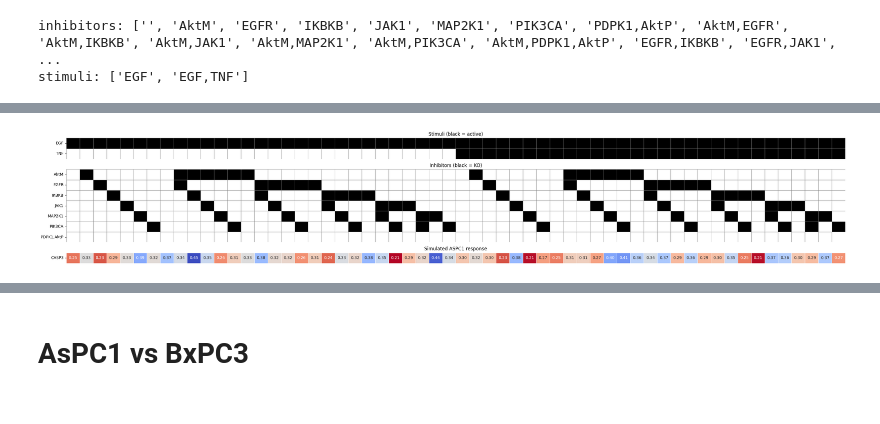
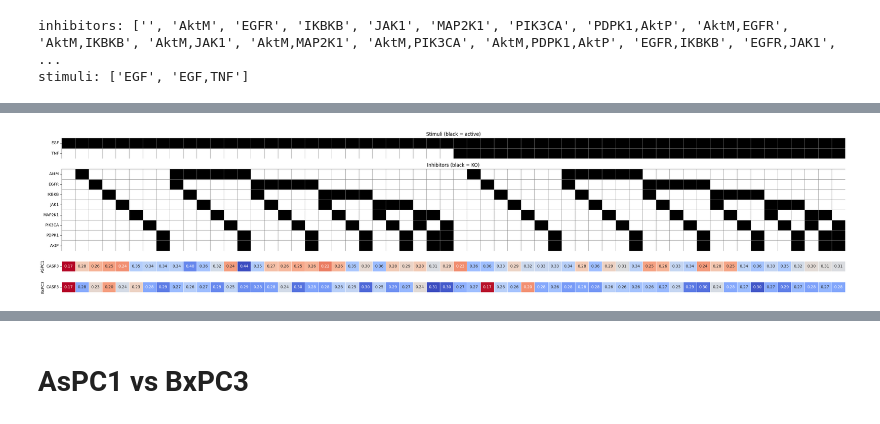
Before and after one commit to IlyaLab/BNMPy, a Jupyter notebook: pancreatic_cancer_simulation/Optimization_Eduati2020_reducedData.ipynb, the cells around one changed output, grey strips where cells are left out. Saved outputs shown, nothing was run; the diff lists cells and outputs as text; code cells hidden in the pictures.

```diff
--- a/pancreatic_cancer_simulation/Optimization_Eduati2020_reducedData.ipynb
+++ b/pancreatic_cancer_simulation/Optimization_Eduati2020_reducedData.ipynb
@@ -1221,6 +1319,7 @@ Results exported to AsPC1_AND_cutoff0.5/detailed_results.csv
 [figure]
 [figure]
 # %%
+aspc1_pbn = BNMPy.load_pbn_from_file('AsPC1_AND_cutoff0.5_9/aspc1_optimized.txt')
 config = {
     'steady_state': {
         'method': 'tsmc',
@@ -1242,4 +1341,5 @@ config = {
     },
     'seed': 99
 }
-report = Optimizer.evaluate_pbn(aspc1_pbn, '../data/Eduati2020_AsPC1_cleaned.csv', output_dir='AsPC1_AND_cutoff0.5_7/Alldata', generate_plots=True, generate_report=True, config=config)
+np.random.seed(99)
+report = Optimizer.evaluate_pbn(aspc1_pbn, '../data/Eduati2020_AsPC1_cleaned.csv', output_dir='AsPC1_AND_cutoff0.5_9/Alldata', generate_plots=True, generate_report=True, config=config)
@@ -1262,7 +1367,8 @@ Results exported to Original_BN/detailed_results.csv
 # %% [markdown]
 ## BxPC3
 # %%
-bxpc3_pbn = optimizer.get_optimized_pbn(result)
-measured_nodes, perturbed_nodes = Optimizer.extract_experiment_nodes('../data/Eduati2020_BxPC3_cleaned_reduced.csv')
-BNMPy.vis_network(bxpc3_pbn,"BxPC3_optimized_7.html",interactive=True,measured_nodes=measured_nodes,perturbed_nodes=perturbed_nodes)
+# bxpc3_pbn = optimizer.get_optimized_pbn(result)
+bxpc3_pbn = BNMPy.load_pbn_from_file('BxPC3_AND_cutoff0.5_9/bxpc3_optimized.txt')
+measured_nodes, perturbed_nodes = Optimizer.extract_experiment_nodes('../data/Eduati2020_BxPC3_9.csv')
+BNMPy.vis_network(bxpc3_pbn,"BxPC3_optimized_9.html",interactive=True,measured_nodes=measured_nodes,perturbed_nodes=perturbed_nodes)
 # %% [output]
@@ -1306,0 +1408,3 @@ perturbed_nodes
+# %%
+aspc1_pbn = BNMPy.load_pbn_from_file('AsPC1_AND_cutoff0.5_9/aspc1_optimized.txt')
+bxpc3_pbn = BNMPy.load_pbn_from_file('BxPC3_AND_cutoff0.5_9/bxpc3_optimized.txt')
@@ -1362,12 +1475,7 @@ df_results
 # %%
-import re
-import seaborn as sns
-import matplotlib.pyplot as plt
-from matplotlib.colors import ListedColormap
-
 # Response genes and plot settings
 response_genes = ['CASP3']
-conditions = df_results.index.astype(str)
+conditions = aspc1_results.index.astype(str)
 
 # Create binary matrices for stimuli and inhibitors
 def create_binary_matrix(genes_list, conditions, pattern):
@@ -1382,41 +1490,49 @@ def create_binary_matrix(genes_list, conditions, pattern):
                 if gene in matrix.index:
                     matrix.loc[gene, cond] = 1
     return matrix
 
 stimuli_block = create_binary_matrix(stimuli_genes, conditions, r"Stimulus:([^;]+)")
-inhibitors_block = create_binary_matrix(inhibitors_genes, conditions, r"Inhibitor:([^;]+)")
-response_block = df_results[response_genes].T
+inhibitors_block = create_binary_matrix(['AktM','EGFR', 'IKBKB', 'JAK1', 'MAP2K1', 'PIK3CA','PDPK1','AktP'], conditions, r"Inhibitor:([^;]+)")
+
+aspc1_response_block = aspc1_results[response_genes].T
+bxpc3_response_block = bxpc3_results[response_genes].T
+
+# normalize across columns to 0-1
+# aspc1_response_block = aspc1_results[response_genes].apply(lambda x: (x - x.min()) / (x.max() - x.min())).T
+# bxpc3_response_block = bxpc3_results[response_genes].apply(lambda x: (x - x.min()) / (x.max() - x.min())).T
 
 # Plot settings
 bw = ListedColormap(['white', 'black'])
 heat = sns.color_palette('coolwarm_r', as_cmap=True)
-vmin, vmax = response_block.values.min(), response_block.values.max()
+vmin_aspc1, vmax_aspc1 = aspc1_response_block.values.min(), aspc1_response_block.values.max()
+vmin_bxpc3, vmax_bxpc3 = bxpc3_response_block.values.min(), bxpc3_response_block.values.max()
 
 # Create the heatmap plot
-heights = [len(stimuli_block), len(inhibitors_block), len(response_block)]
-fig, axes = plt.subplots(3, 1, figsize=(0.5 * df_results.shape[0], 0.5 * sum(heights)),
+heights = [len(stimuli_block), len(inhibitors_block), len(aspc1_response_block), len(bxpc3_response_block)]
+fig, axes = plt.subplots(4, 1, figsize=(0.5 * aspc1_results.shape[0], 0.5 * sum(heights)),
                         sharex=True, gridspec_kw={'height_ratios': heights})
 
 # Plot each section
 plot_configs = [
-    (stimuli_block, "Stimuli (black = active)", axes[0], bw, 0, 1, False),
-    (inhibitors_block, "Inhibitors (black = KO)", axes[1], bw, 0, 1, False),
-    (response_block, "Simulated ASPC1 response", axes[2], heat, vmin, vmax, True)
+    (stimuli_block, "Stimuli (black = active)", None, axes[0], bw, 0, 1, False),
+    (inhibitors_block, "Inhibitors (black = KO)", None, axes[1], bw, 0, 1, False),
+    (aspc1_response_block, None, "ASPC1", axes[2], heat, vmin_aspc1, vmax_aspc1, True),
+    (bxpc3_response_block, None, "BxPC3", axes[3], heat, vmin_bxpc3, vmax_bxpc3, True)
 ]
 
-for data, title, ax, cmap, v_min, v_max, annotate in plot_configs:
+for data, title, y_label, ax, cmap, v_min, v_max, annotate in plot_configs:
     sns.heatmap(data, cmap=cmap, vmin=v_min, vmax=v_max, ax=ax, cbar=False,
                 linewidths=.5, linecolor='grey' if cmap == bw else 'white',
                 annot=annotate, fmt='.2f' if annotate else '')
     ax.set_title(title)
-    ax.set_ylabel('')
+    ax.set_ylabel(y_label)
     ax.set_xticks([])
     ax.set_yticklabels(ax.get_yticklabels(), rotation=0)
 
 for ax in axes:
     ax.tick_params(axis='x', rotation=45, labelsize=8)
 
 plt.tight_layout()
 plt.show()
 # %% [output]
-[figure, old version]
+[figure, new version]
```
Also changed, not shown: parts of 37 cells of this notebook, 20 other files.
